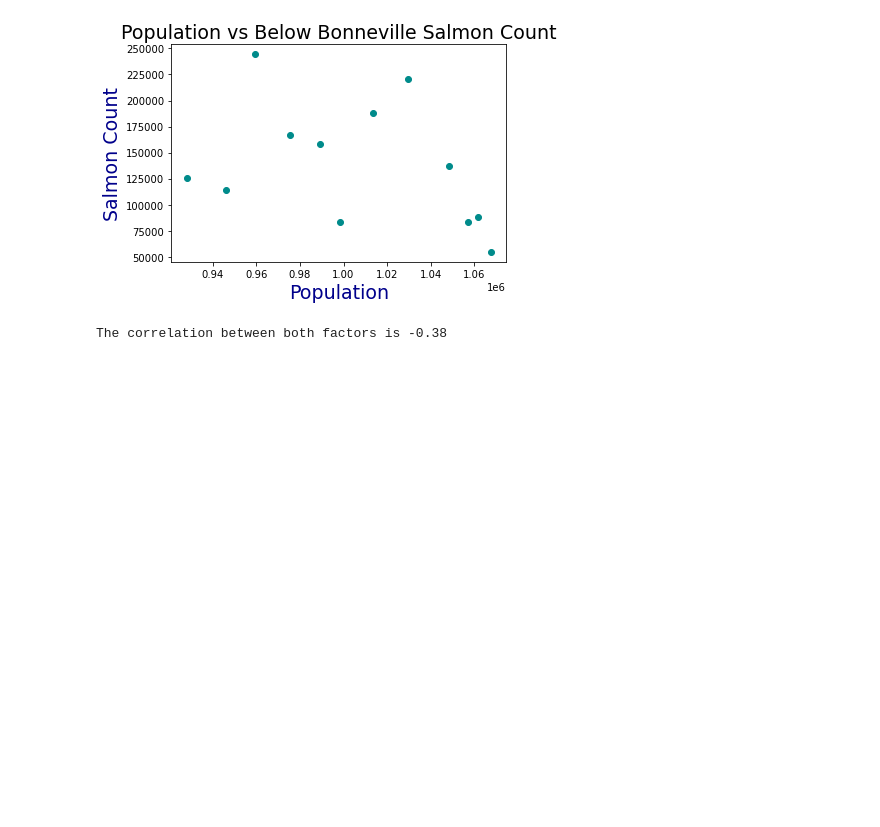
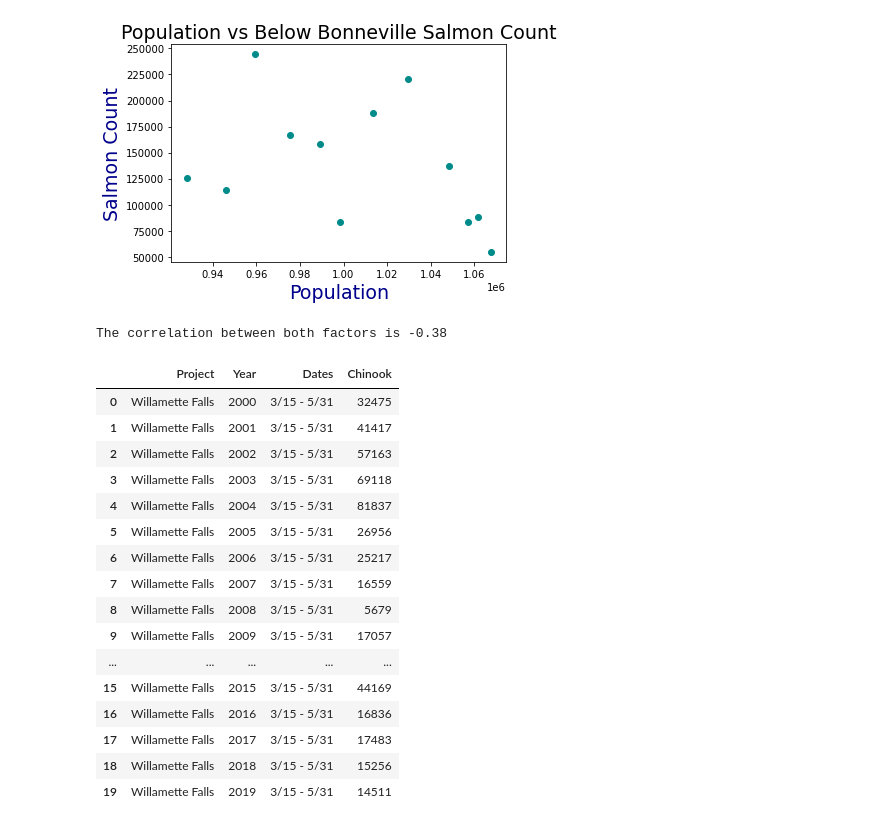
Before and after one commit to jayhjman/bootcamp-project1, a Jupyter notebook: Population_data.ipynb, the cells around one changed output. Saved outputs shown, nothing was run; the diff lists cells and outputs as text; code cells hidden in the pictures; blank space fills up the shorter version.

```diff
--- a/Population_data.ipynb
+++ b/Population_data.ipynb
@@ -436,0 +432,26 @@ The correlation between both factors is -0.38
+# %%
+# Read in willamette salmon data file
+willamette_salmon = 'Resources\Willamette_Salmon_Yr_Spr_Count.csv'
+willamette_salmon_df = pd.read_csv(willamette_salmon)
+
+# Drop year that isn't included in census data
+willamette_salmon_df = willamette_salmon_df.drop([willamette_salmon_df.index[20]])
+willamette_salmon_df
+# %% [output]
+|  | Project | Year | Dates | Chinook |
+| 0 | Willamette Falls | 2000 | 3/15 - 5/31 | 32475 |
+| 1 | Willamette Falls | 2001 | 3/15 - 5/31 | 41417 |
+| 2 | Willamette Falls | 2002 | 3/15 - 5/31 | 57163 |
+| 3 | Willamette Falls | 2003 | 3/15 - 5/31 | 69118 |
+| 4 | Willamette Falls | 2004 | 3/15 - 5/31 | 81837 |
+| 5 | Willamette Falls | 2005 | 3/15 - 5/31 | 26956 |
+| 6 | Willamette Falls | 2006 | 3/15 - 5/31 | 25217 |
+| 7 | Willamette Falls | 2007 | 3/15 - 5/31 | 16559 |
+| 8 | Willamette Falls | 2008 | 3/15 - 5/31 | 5679 |
+| 9 | Willamette Falls | 2009 | 3/15 - 5/31 | 17057 |
+| ... | ... | ... | ... | ... |
+| 15 | Willamette Falls | 2015 | 3/15 - 5/31 | 44169 |
+| 16 | Willamette Falls | 2016 | 3/15 - 5/31 | 16836 |
+| 17 | Willamette Falls | 2017 | 3/15 - 5/31 | 17483 |
+| 18 | Willamette Falls | 2018 | 3/15 - 5/31 | 15256 |
+| 19 | Willamette Falls | 2019 | 3/15 - 5/31 | 14511 |
```
Also changed, not shown: parts of 9 cells of this notebook, 3 other files.
